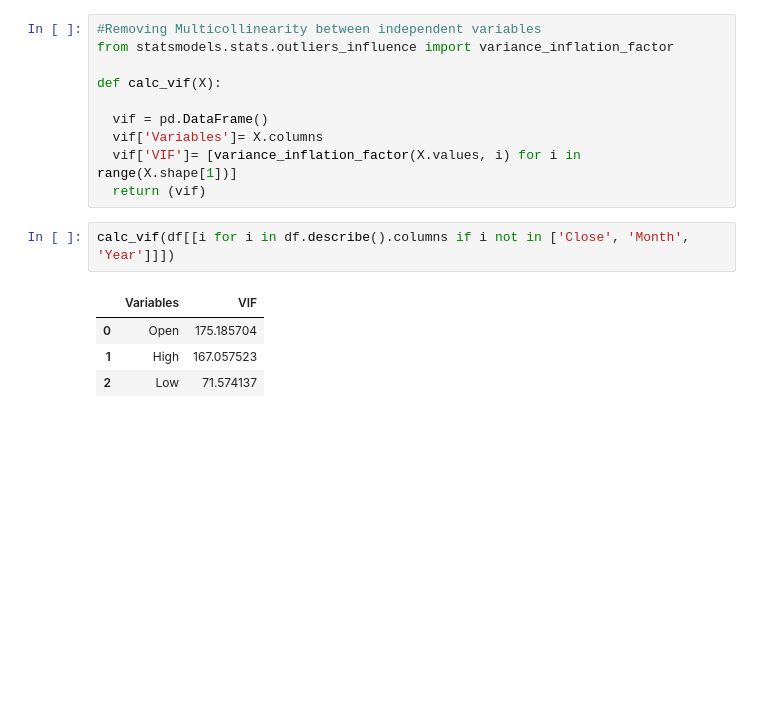
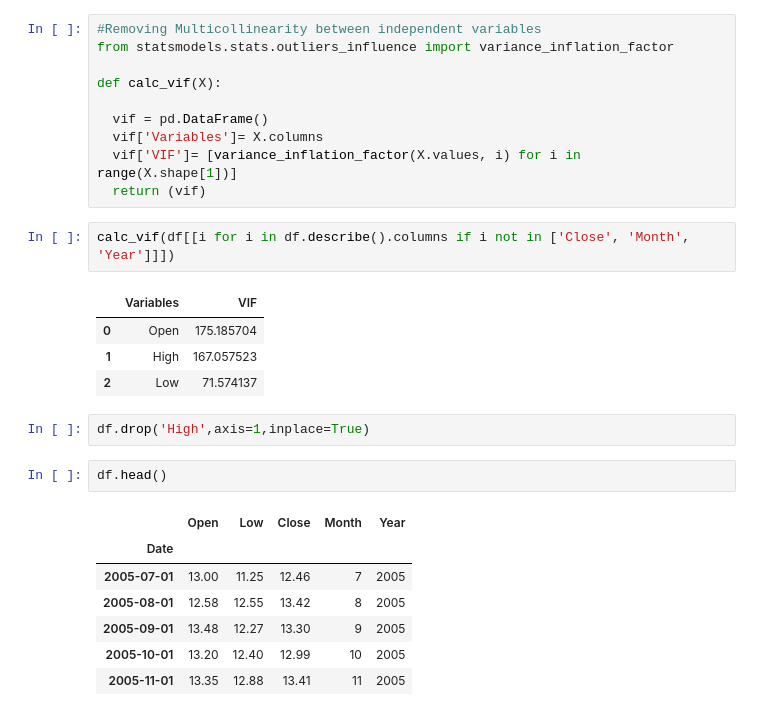
Before and after one commit to sunanda-debnath/Yes-Bank-Stock-Predication, a Jupyter notebook: Yes__Bank__Stock_Predication.ipynb, the cells around one changed output. Cells and saved outputs as stored; diff of their text form; blank space fills up the shorter version.

```diff
--- a/Yes__Bank__Stock_Predication.ipynb
+++ b/Yes__Bank__Stock_Predication.ipynb
@@ -291,3 +291,15 @@ calc_vif(df[[i for i in df.describe().columns if i not in ['Close', 'Month', 'Ye
 | 0 | Open | 175.185704 |
 | 1 | High | 167.057523 |
 | 2 | Low | 71.574137 |
+# %%
+df.drop('High',axis=1,inplace=True)
+# %%
+df.head()
+# %% [output]
+|  | Open | Low | Close | Month | Year |
+| Date |  |  |  |  |  |
+| 2005-07-01 | 13.00 | 11.25 | 12.46 | 7 | 2005 |
+| 2005-08-01 | 12.58 | 12.55 | 13.42 | 8 | 2005 |
+| 2005-09-01 | 13.48 | 12.27 | 13.30 | 9 | 2005 |
+| 2005-10-01 | 13.20 | 12.40 | 12.99 | 10 | 2005 |
+| 2005-11-01 | 13.35 | 12.88 | 13.41 | 11 | 2005 |
```
